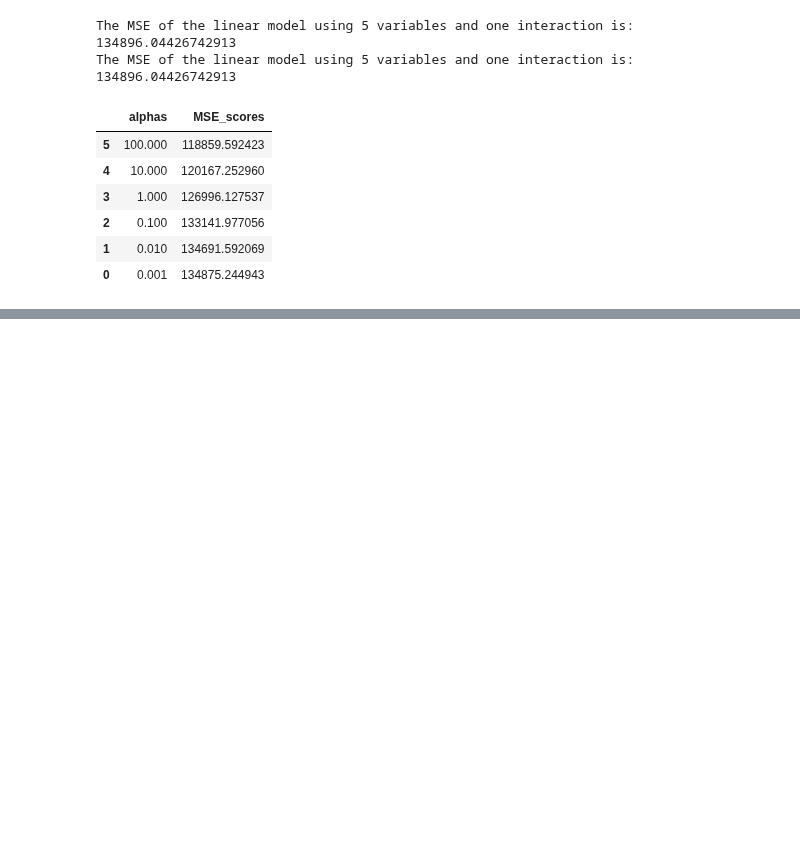
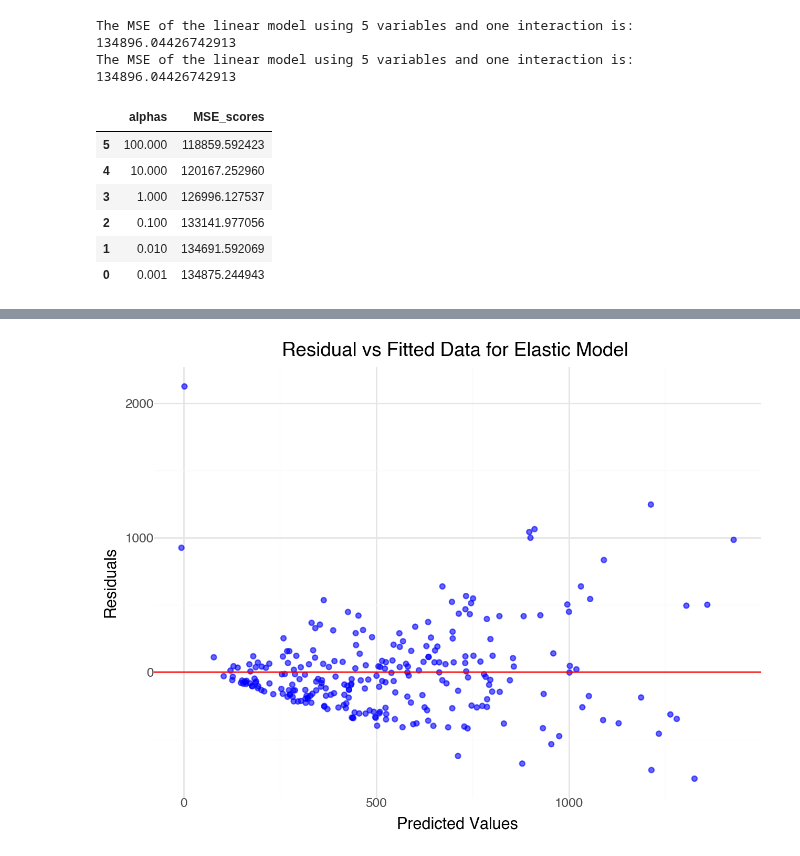
Before and after one commit to alexandragrover/GSB-544, a Jupyter notebook: Labs/Lab6/Lab6.ipynb, the cells around one changed output, grey strips where cells are left out. Cells and saved outputs as stored; diff of their text form; code cells hidden in the pictures; blank space fills up the shorter version.

```diff
--- a/Labs/Lab6/Lab6.ipynb
+++ b/Labs/Lab6/Lab6.ipynb
@@ -1006,0 +1029,14 @@ en_results_df.sort_values(by='MSE_scores', ascending=False)
+# %%
+pred= en_fitted6.predict(X)
+residuals = y-pred
+df = pd.DataFrame({'y':y,"pred":pred, "residuals":residuals})
+# %%
+#pred is x
+(ggplot(df, aes(x="pred", y="residuals"))
+    +geom_point(color="blue", alpha=0.6)
+    + geom_hline(yintercept=0, color="red")
+    +labs(title="Residual vs Fitted Data for Elastic Model ", x="Predicted Values", y="Residuals") +
+    theme_minimal()
+)
+# %% [output]
+[figure, added]
```
Also changed, not shown: parts of 19 cells of this notebook.
